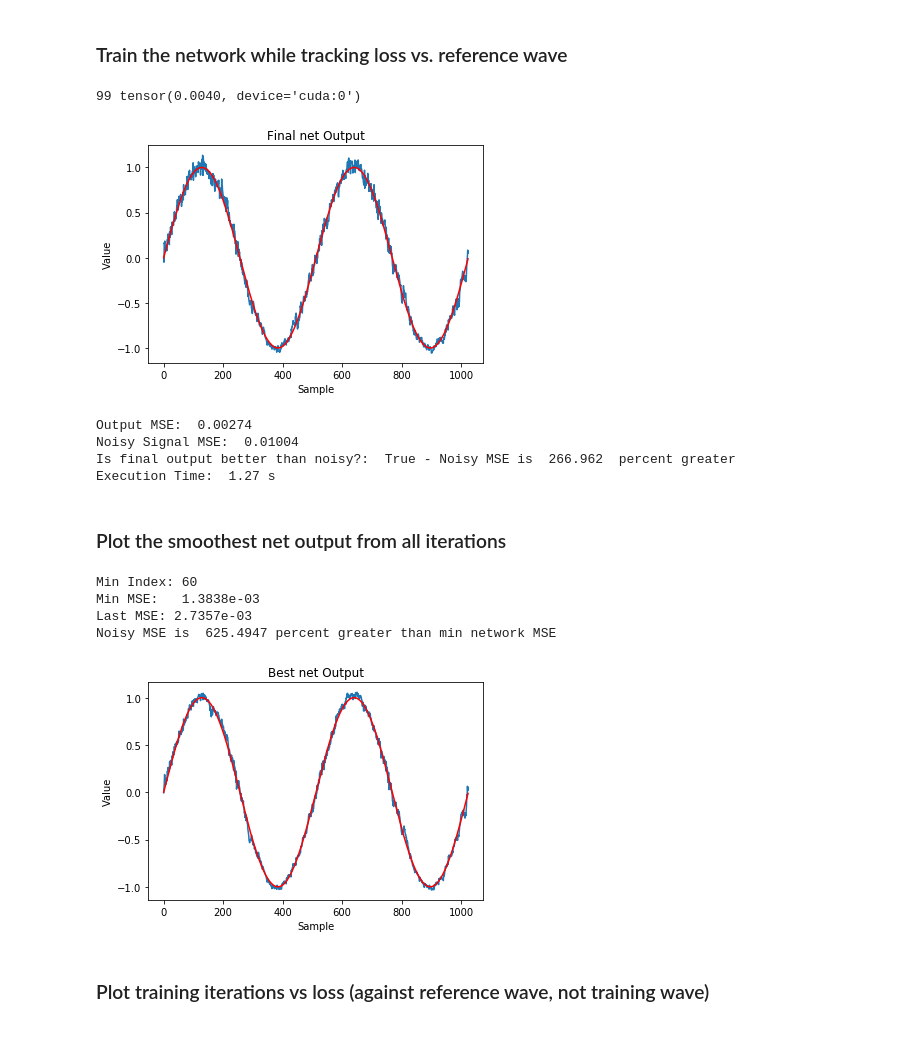
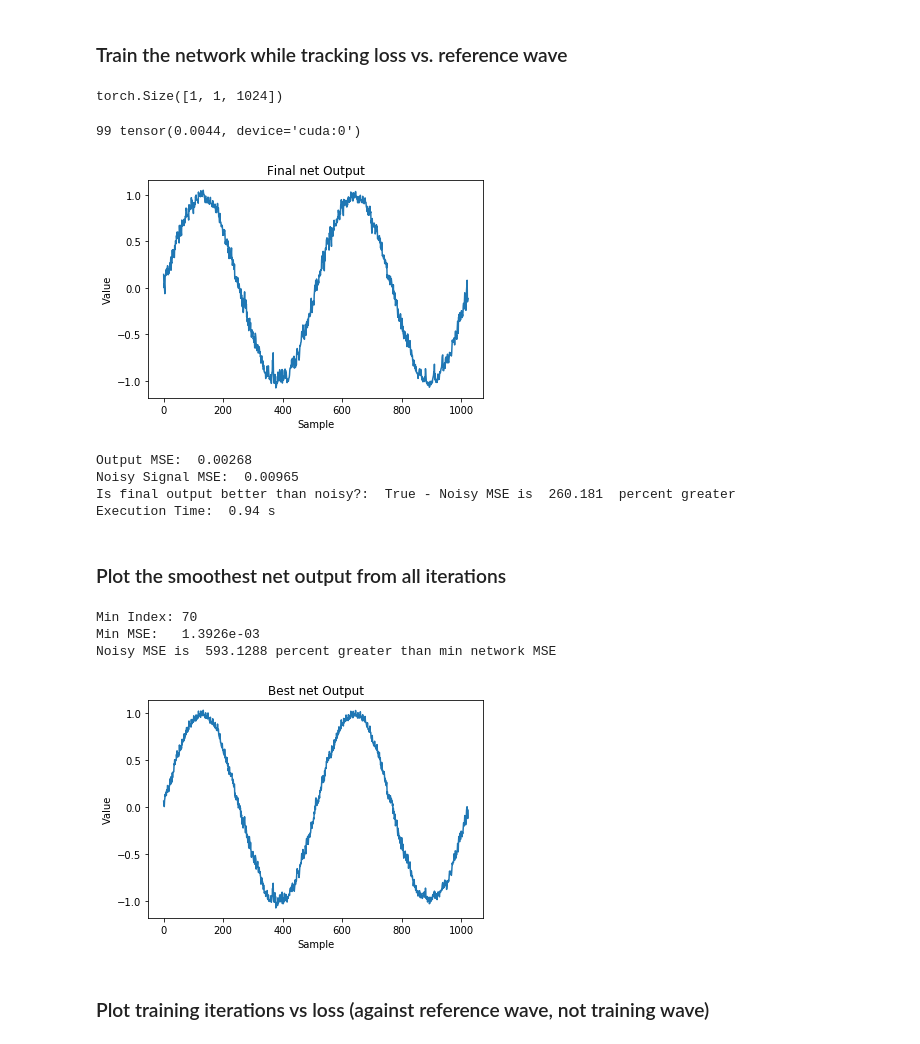
Before and after one commit to Sriram-Ravula/Sine_DIP, a Jupyter notebook: SineWave-DIP.ipynb, the cells around one changed output. Drawn from its saved outputs; the diff is of its cells as text; code cells hidden in the pictures.

```diff
--- a/SineWave-DIP.ipynb
+++ b/SineWave-DIP.ipynb
@@ -269,43 +265,48 @@ start = time.time()
 for i in range(NUM_ITER):
     optim.zero_grad() # clears graidents of all optimized variables
     out = net(z) # produces wave (in form of data tensor) i.e. G(z,w)
+
     loss = mse(net.measurements(z),measurements) # calculate loss between AG(z,w) and Ay
+
+    if (i == 1):
+        print(out.shape)
 
     # DCGAN output is in [-1,1]. Renormalise to [0,1] before plotting
     wave = renormalise(out).data[0].cpu().numpy()[0,:]
 
     wave_log[i] = wave # save image to image_log
     mse_log[i] = np.mean((y0_denoised - wave)**2)
 
     if i == NUM_ITER - 1:
         print(i,loss.data)
 
         plt.plot(np.arange(1024), wave)
-        plt.plot(np.arange(1024), y0_denoised, color='r')
+        #plt.plot(np.arange(1024), y0_denoised, color='r')
         plt.xlabel("Sample")
         plt.ylabel("Value")
         plt.title("Final net Output")
         plt.show()
 
     loss.backward()
     optim.step()
 
 #calculate MSE between output wave and non-noisy original; and between noisy and original
 True_MSE = mse_log[NUM_ITER-1]
 Noisy_MSE = np.mean((y0 - y0_denoised)**2)
 print("Output MSE: ", round(True_MSE, 5))
 print("Noisy Signal MSE: ", round(Noisy_MSE, 5))
 print("Is final output better than noisy?: ", True_MSE < Noisy_MSE, "- Noisy MSE is ", round(100.0*(Noisy_MSE - True_MSE)/True_MSE, 3), " percent greater")
 
 end = time.time()
 print("Execution Time: ", round(end-start, 2), "s")
 # %% [output]
-99 tensor(0.0040, device='cuda:0')
+torch.Size([1, 1, 1024])
+99 tensor(0.0044, device='cuda:0')
-[figure, old version]
+[figure, new version]
-Output MSE:  0.00274
-Noisy Signal MSE:  0.01004
-Is final output better than noisy?:  True - Noisy MSE is  266.962  percent greater
-Execution Time:  1.27 s
+Output MSE:  0.00268
+Noisy Signal MSE:  0.00965
+Is final output better than noisy?:  True - Noisy MSE is  260.181  percent greater
+Execution Time:  0.94 s
 # %% [markdown]
 ### Plot the smoothest net output from all iterations
 # %%
@@ -323,26 +324,25 @@ def format_e(n, dec=4, is_hparam = False):
 min_idx = np.argmin(mse_log) # find iteration with lowest loss
 wave_best = wave_log[min_idx] # get corresponding image
 min_mse = format_e(mse_log[min_idx]) # get corresponding mse
-last_mse = format_e(mse_log[NUM_ITER-1]) # get mse of last iter'n
+#last_mse = format_e(mse_log[NUM_ITER-1]) # get mse of last iter'n
 
 print('Min Index: ' + str(min_idx))
 print('Min MSE:   ' + str(min_mse))
-print('Last MSE: ' + str(last_mse))
+#print('Last MSE: ' + str(last_mse))
 min_diff = 100.0*(Noisy_MSE - mse_log[min_idx])/mse_log[min_idx]
 print("Noisy MSE is ", round(min_diff, 4), "percent greater than min network MSE")
 
 plt.plot(np.arange(1024), wave_best)
-plt.plot(np.arange(1024), y0_denoised, color='r')
+#plt.plot(np.arange(1024), y0_denoised, color='r')
 plt.xlabel("Sample")
 plt.ylabel("Value")
 plt.title("Best net Output")
 plt.show()
 # %% [output]
-Min Index: 60
-Min MSE:   1.3838e-03
-Last MSE: 2.7357e-03
-Noisy MSE is  625.4947 percent greater than min network MSE
+Min Index: 70
+Min MSE:   1.3926e-03
+Noisy MSE is  593.1288 percent greater than min network MSE
-[figure, old version]
+[figure, new version]
 # %% [markdown]
 ### Plot training iterations vs loss (against reference wave, not training wave)
 # %%
```
Also changed, not shown: parts of 4 cells of this notebook.
